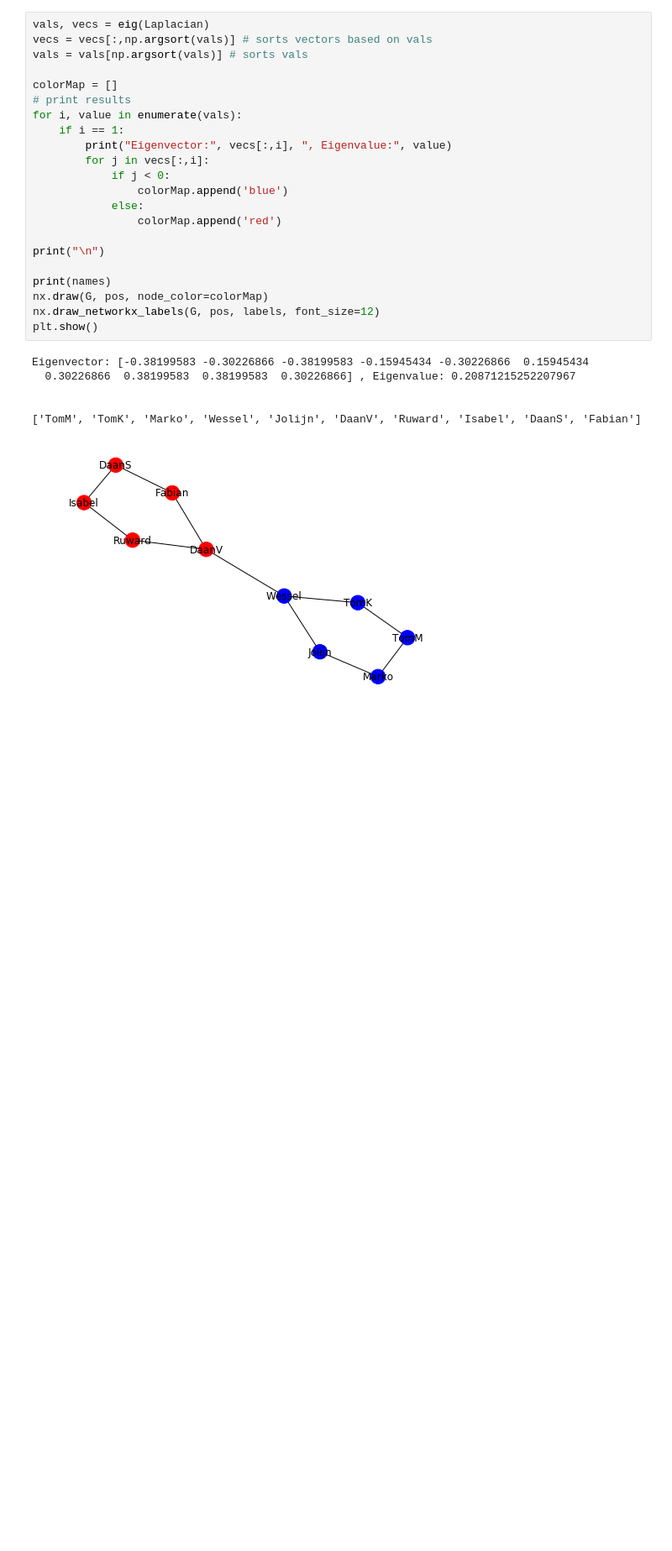
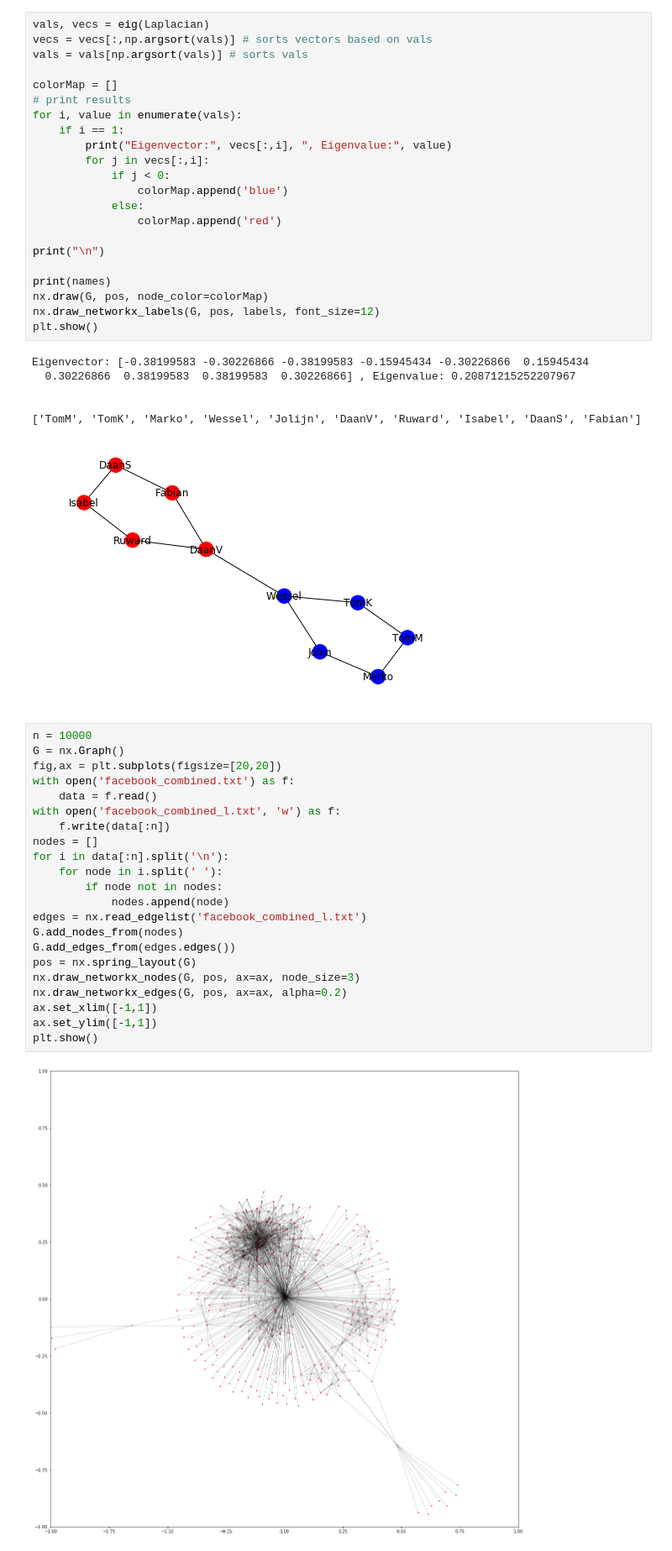
Before and after one commit to tomvmeer/Linear_Algebra_6, a Jupyter notebook: Groupstuff assignment 3.ipynb, the cells around one changed output. Shown at 84% size. Drawn from its saved outputs; the diff is of its cells as text; blank space fills up the shorter version.

```diff
--- a/Groupstuff assignment 3.ipynb
+++ b/Groupstuff assignment 3.ipynb
@@ -226,3 +226,27 @@ Eigenvector: [-0.38199583 -0.30226866 -0.38199583 -0.15945434 -0.30226866  0.159
 
 ['TomM', 'TomK', 'Marko', 'Wessel', 'Jolijn', 'DaanV', 'Ruward', 'Isabel', 'DaanS', 'Fabian']
 [figure]
+# %%
+n = 10000
+G = nx.Graph()
+fig,ax = plt.subplots(figsize=[20,20])
+with open('facebook_combined.txt') as f:
+    data = f.read()
+with open('facebook_combined_l.txt', 'w') as f:
+    f.write(data[:n])
+nodes = []
+for i in data[:n].split('\n'):
+    for node in i.split(' '):
+        if node not in nodes:
+            nodes.append(node)
+edges = nx.read_edgelist('facebook_combined_l.txt')
+G.add_nodes_from(nodes)
+G.add_edges_from(edges.edges())
+pos = nx.spring_layout(G)
+nx.draw_networkx_nodes(G, pos, ax=ax, node_size=3)
+nx.draw_networkx_edges(G, pos, ax=ax, alpha=0.2)
+ax.set_xlim([-1,1])
+ax.set_ylim([-1,1])
+plt.show()
+# %% [output]
+[figure, added]
```
Also changed, not shown: parts of 2 cells of this notebook, 1 other file.
